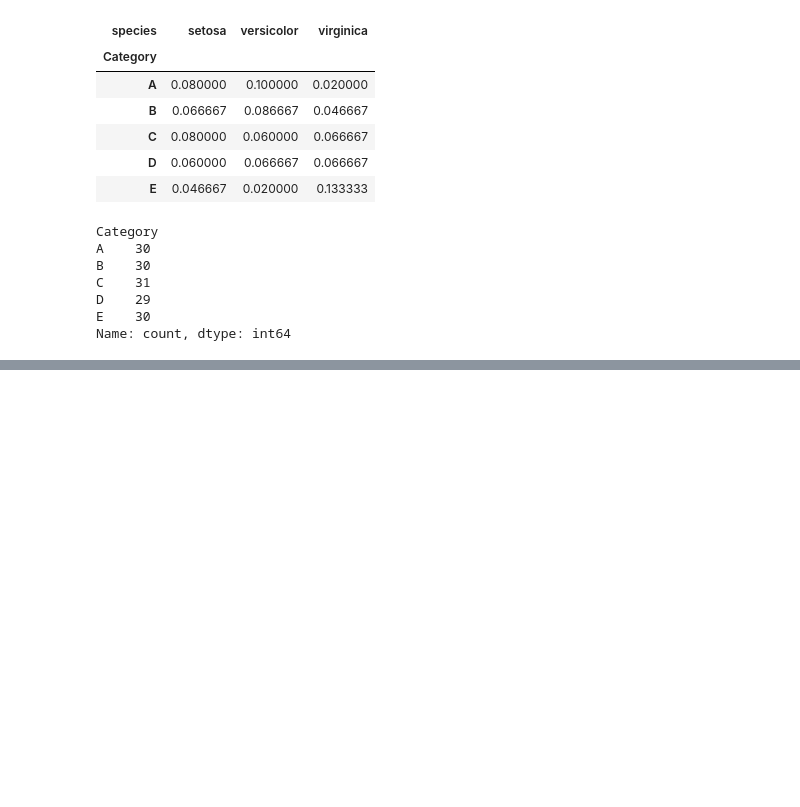
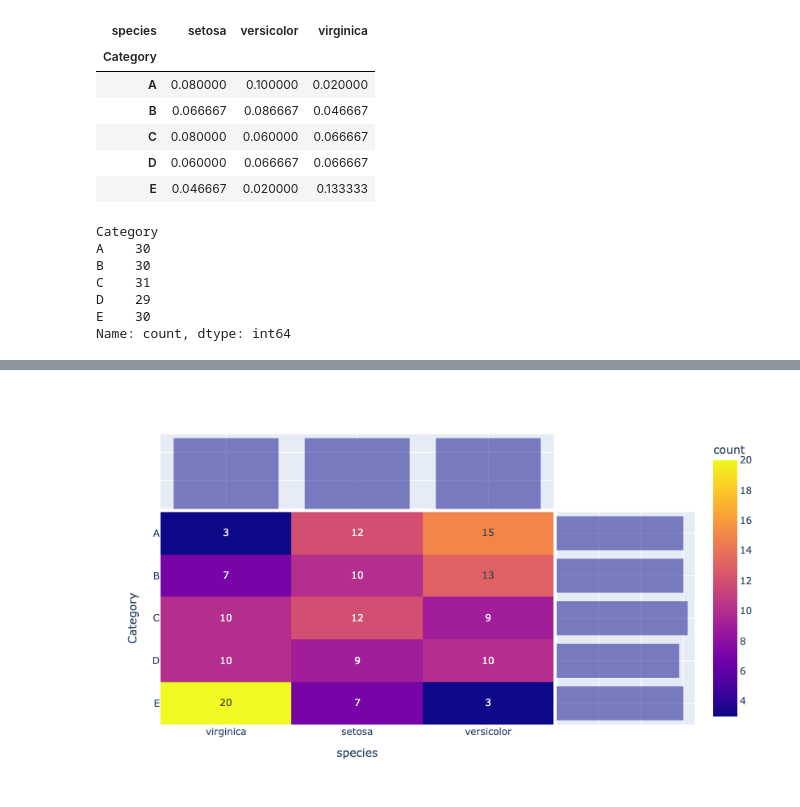
Before and after one commit to Arch-jyh/iris_books, a Jupyter notebook: book1/23/exersice.ipynb, the cells around one changed output, grey strips where cells are left out. Drawn from its saved outputs; the diff is of its cells as text; code cells hidden in the pictures; blank space fills up the shorter version.

```diff
--- a/book1/23/exersice.ipynb
+++ b/book1/23/exersice.ipynb
@@ -156,0 +179,9 @@ Name: count, dtype: int64
+# %%
+fig = px.density_heatmap(df,x = 'species',y = 'Category',
+                         category_orders = {'Category':['A','B','C','D','E'],
+                                            'species':['virginica','setosa','versicolor']},
+                         marginal_x='histogram',marginal_y='histogram',
+                         text_auto=True,width=400,height=500)
+fig.show()
+# %% [output]
+[figure, added]
```
Also changed, not shown: parts of 12 cells of this notebook, 1 other file.
